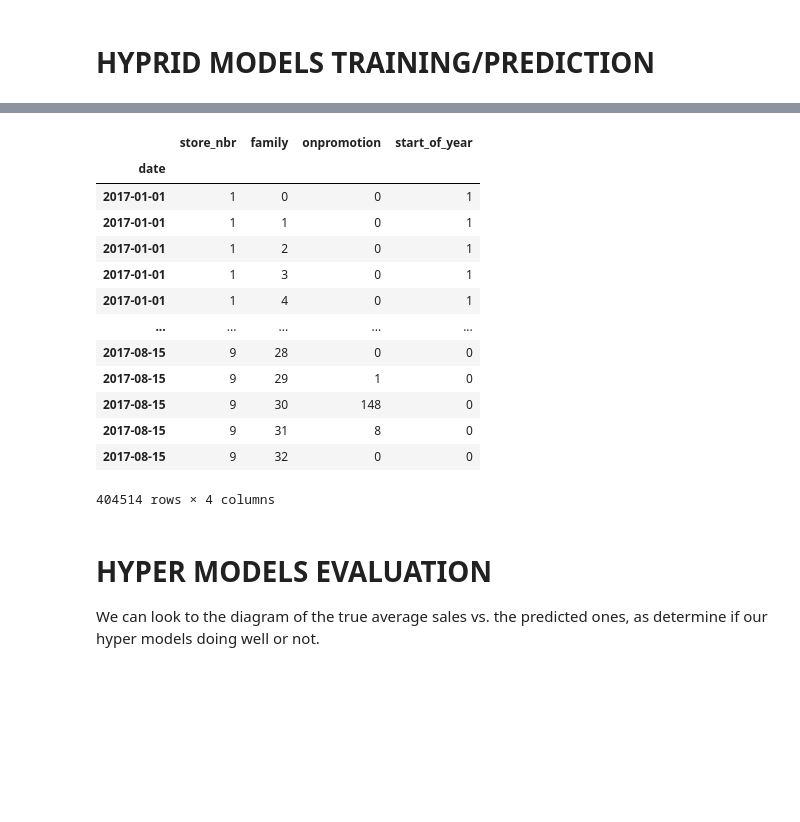
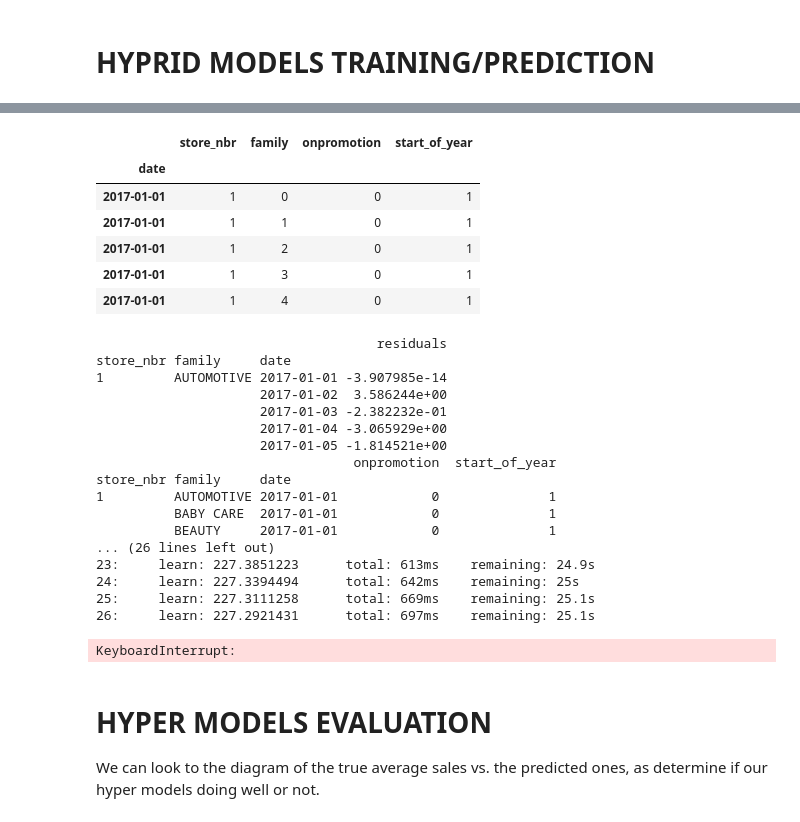
Before and after one commit to Nibroc00/Store-Sales-Machine-Learning, a Jupyter notebook: sales-prediction-using-linearregression-catboost.ipynb, the cells around one changed output, grey strips where cells are left out. Cells and saved outputs as stored; diff of their text form; code cells hidden in the pictures; blank space fills up the shorter version.

```diff
--- a/sales-prediction-using-linearregression-catboost.ipynb
+++ b/sales-prediction-using-linearregression-catboost.ipynb
@@ -293,33 +282,26 @@ X_train_1
 # %%
 # X_train_2: Features for CatBoost
 X_train_2 = train.drop(['id','sales'],axis=1).set_index('date').loc['2017']
 
 # Label encoding for 'family'
 le = LabelEncoder()
 X_train_2['family'] = le.fit_transform(X_train_2['family'])
 
 X_train_2['start_of_year']= (X_train_2.index.dayofyear ==1).astype('int8')
 
-X_train_2
+X_train_2.head()
 # %% [output]
 |  | store_nbr | family | onpromotion | start_of_year |
 | date |  |  |  |  |
 | 2017-01-01 | 1 | 0 | 0 | 1 |
 | 2017-01-01 | 1 | 1 | 0 | 1 |
 | 2017-01-01 | 1 | 2 | 0 | 1 |
 | 2017-01-01 | 1 | 3 | 0 | 1 |
 | 2017-01-01 | 1 | 4 | 0 | 1 |
-| ... | ... | ... | ... | ... |
-| 2017-08-15 | 9 | 28 | 0 | 0 |
-| 2017-08-15 | 9 | 29 | 1 | 0 |
-| 2017-08-15 | 9 | 30 | 148 | 0 |
-| 2017-08-15 | 9 | 31 | 8 | 0 |
-| 2017-08-15 | 9 | 32 | 0 | 0 |
-404514 rows × 4 columns
 # %%
 model_1 = LinearRegression()
 
-model_2 = CatBoostRegressor(silent= True) ## by default hyperparameter
+model_2 = CatBoostRegressor() ## by default hyperparameter
 
 
 
@@ -327,6 +309,25 @@ model_2 = CatBoostRegressor(silent= True) ## by default hyperparameter
 fit(model_1, model_2, X_train_1, X_train_2, y)
 
 y_pred= predict(model_1, model_2, X_train_1, X_train_2)
+# %% [output]
+                                    residuals
+store_nbr family     date
+1         AUTOMOTIVE 2017-01-01 -3.907985e-14
+                     2017-01-02  3.586244e+00
+                     2017-01-03 -2.382232e-01
+                     2017-01-04 -3.065929e+00
+                     2017-01-05 -1.814521e+00
+                                 onpromotion  start_of_year
+store_nbr family     date
+1         AUTOMOTIVE 2017-01-01            0              1
+          BABY CARE  2017-01-01            0              1
+          BEAUTY     2017-01-01            0              1
+... (26 lines left out)
+23:     learn: 227.3851223      total: 613ms    remaining: 24.9s
+24:     learn: 227.3394494      total: 642ms    remaining: 25s
+25:     learn: 227.3111258      total: 669ms    remaining: 25.1s
+26:     learn: 227.2921431      total: 697ms    remaining: 25.1s
+KeyboardInterrupt:
 # %% [markdown]
 # **HYPER MODELS EVALUATION**
 
```
Also changed, not shown: parts of 4 cells of this notebook, 5 other files.
